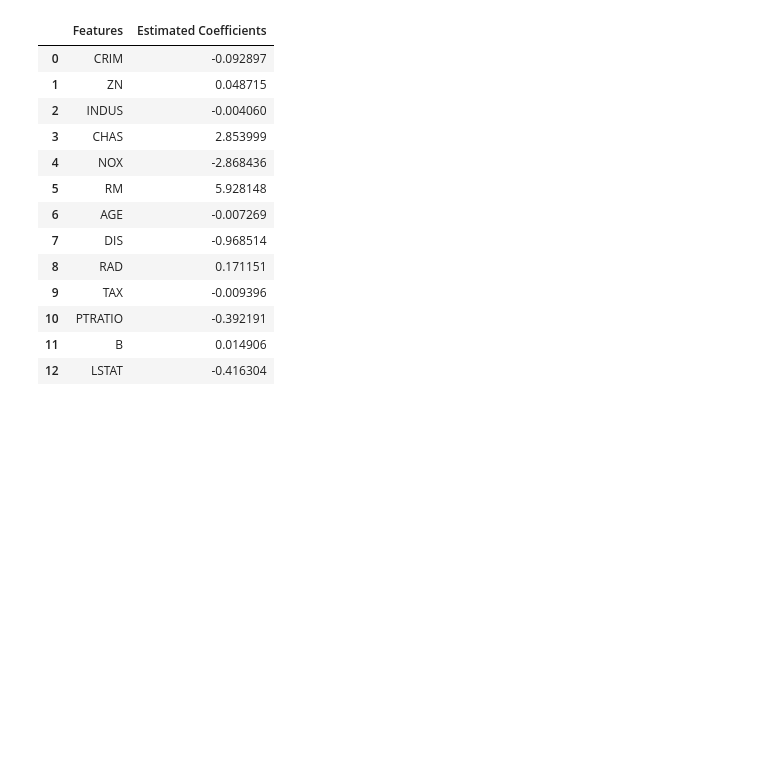
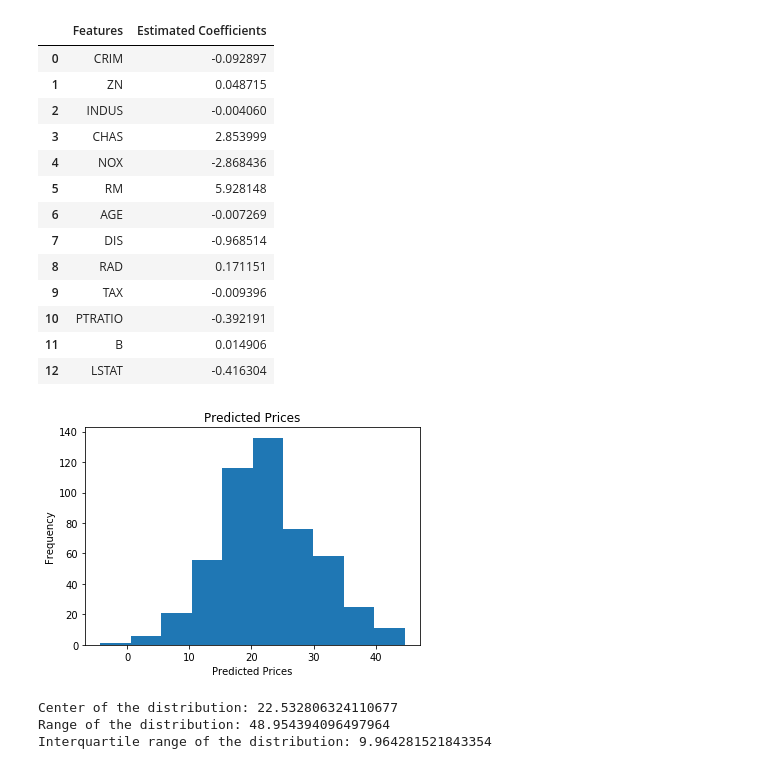
Before and after one commit to UmarFarooqui/ML_Algorithms, a Jupyter notebook: linear_regression/Linear_Regression.ipynb, the cells around one changed output. Drawn from its saved outputs; the diff is of its cells as text; code cells hidden in the pictures; blank space fills up the shorter version.

```diff
--- a/linear_regression/Linear_Regression.ipynb
+++ b/linear_regression/Linear_Regression.ipynb
@@ -350,0 +366,19 @@ pd.DataFrame({'Features': X.columns, 'Estimated Coefficients': cls_wo_intercept.
+# %%
+# Plot a histogram of all the predicted prices.
+plt.hist(predictions)
+plt.title("Predicted Prices")
+plt.xlabel("Predicted Prices")
+plt.ylabel("Frequency")
+plt.show()
+# %% [output]
+[figure, added]
+# %%
+# Calculate center and spread of the distribution
+print("Center of the distribution: {}".format(predictions.mean()))
+print("Range of the distribution: {}".format(predictions.max() - predictions.min()))
+predictions_q75, predictions_q25 = np.percentile(predictions, [75 ,25])
+print("Interquartile range of the distribution: {}".format(predictions_q75 - predictions_q25))
+# %% [output]
+Center of the distribution: 22.532806324110677
+Range of the distribution: 48.954394096497964
+Interquartile range of the distribution: 9.964281521843354
```
Also changed, not shown: parts of 21 cells of this notebook.
